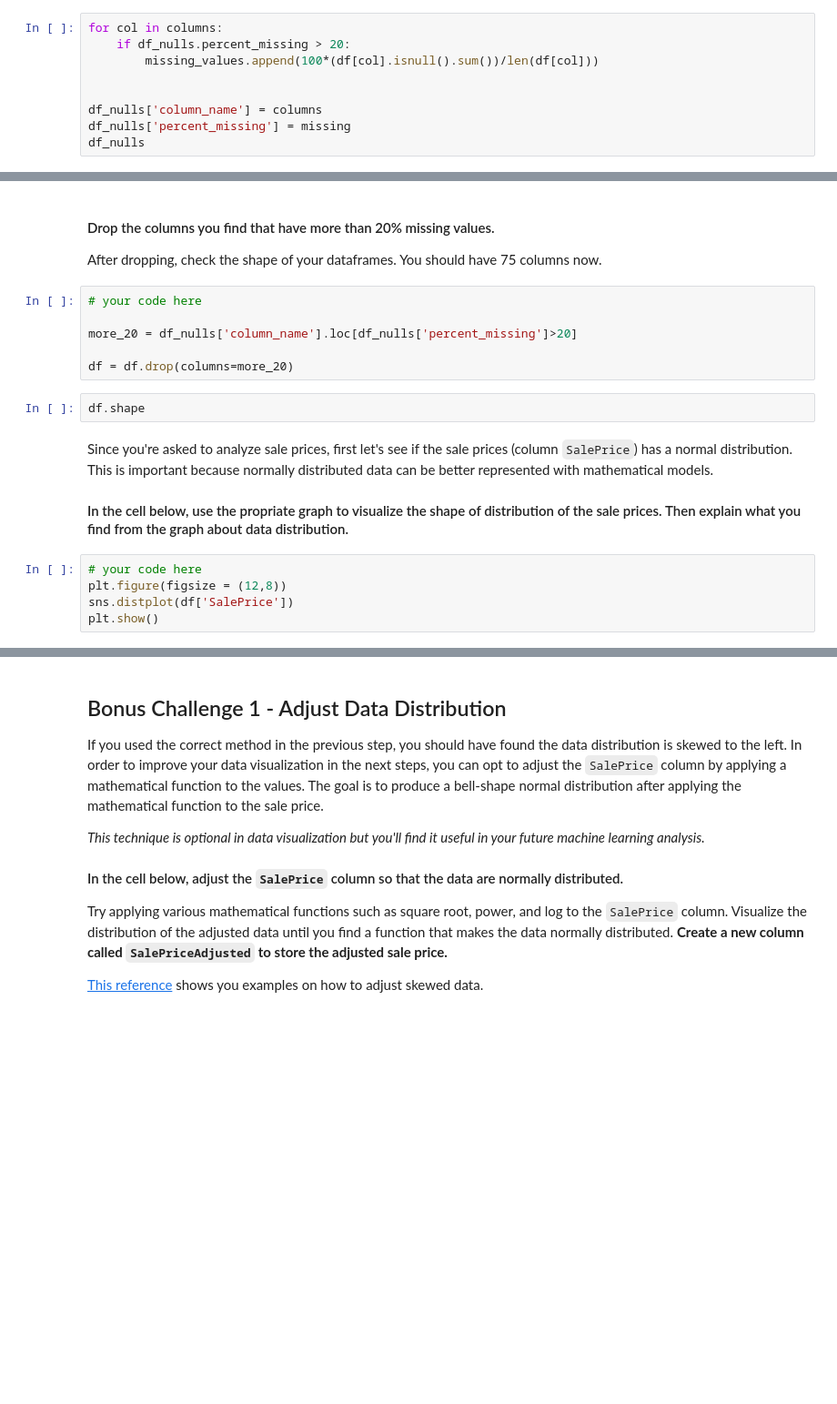
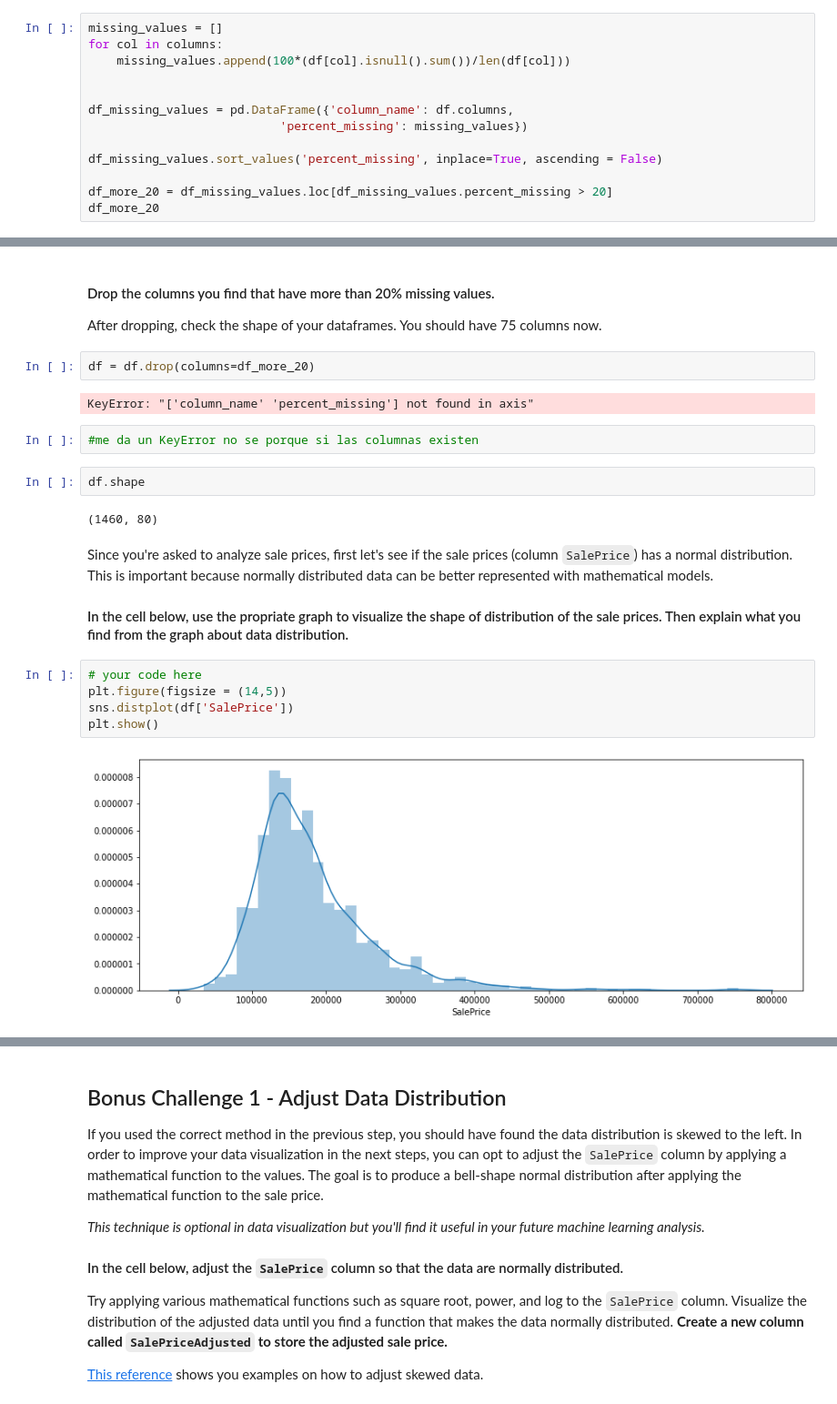
Before and after one commit to ta-datapt-bcn/lab-storytelling-data-visualization, a Jupyter notebook: your-code/main.ipynb, the cells around one changed output, grey strips where cells are left out. Shown at 91% size. Cells and saved outputs as stored; diff of their text form; blank space fills up the shorter version.

```diff
--- a/your-code/main.ipynb
+++ b/your-code/main.ipynb
@@ -83,10 +82,14 @@ Name: percent_missing, Length: 80, dtype: float64
 # %%
+missing_values = []
 for col in columns:
-    if df_nulls.percent_missing > 20:
-        missing_values.append(100*(df[col].isnull().sum())/len(df[col]))
+    missing_values.append(100*(df[col].isnull().sum())/len(df[col]))
 
 
-df_nulls['column_name'] = columns
-df_nulls['percent_missing'] = missing
-df_nulls
+df_missing_values = pd.DataFrame({'column_name': df.columns,
+                           'percent_missing': missing_values})
+
+df_missing_values.sort_values('percent_missing', inplace=True, ascending = False)
+
+df_more_20 = df_missing_values.loc[df_missing_values.percent_missing > 20]
+df_more_20
 # %% [output]
@@ -95,23 +103,27 @@ ValueError: The truth value of a Series is ambiguous. Use a.empty, a.bool(), a.i
 #### Drop the columns you find that have more than 20% missing values.
 
 After dropping, check the shape of your dataframes. You should have 75 columns now.
-# %%
-# your code here
-
-more_20 = df_nulls['column_name'].loc[df_nulls['percent_missing']>20]
-
-df = df.drop(columns=more_20)
+# %%
+df = df.drop(columns=df_more_20)
+# %% [output]
+KeyError: "['column_name' 'percent_missing'] not found in axis"
+# %%
+#me da un KeyError no se porque si las columnas existen
 # %%
 df.shape
+# %% [output]
+(1460, 80)
 # %% [markdown]
 Since you're asked to analyze sale prices, first let's see if the sale prices (column `SalePrice`) has a normal distribution. This is important because normally distributed data can be better represented with mathematical models.
 
 #### In the cell below, use the propriate graph to visualize the shape of distribution of the sale prices. Then explain what you find from the graph about data distribution.
 # %%
 # your code here
-plt.figure(figsize = (12,8))
+plt.figure(figsize = (14,5))
 sns.distplot(df['SalePrice'])
 plt.show()
+# %% [output]
+[figure, added]
 # %%
 # your comment here
 '''
```
Also changed, not shown: parts of 15 cells of this notebook.
